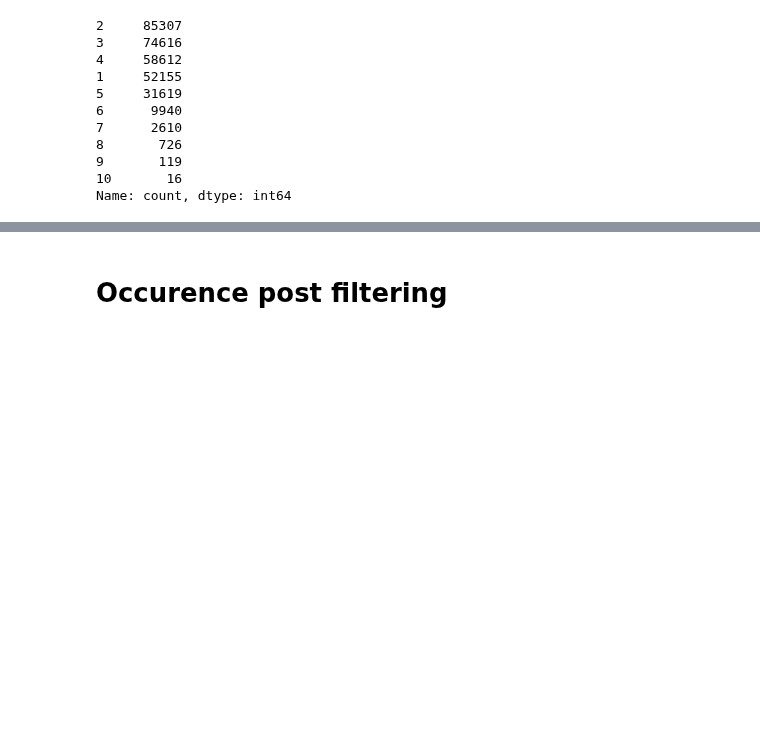
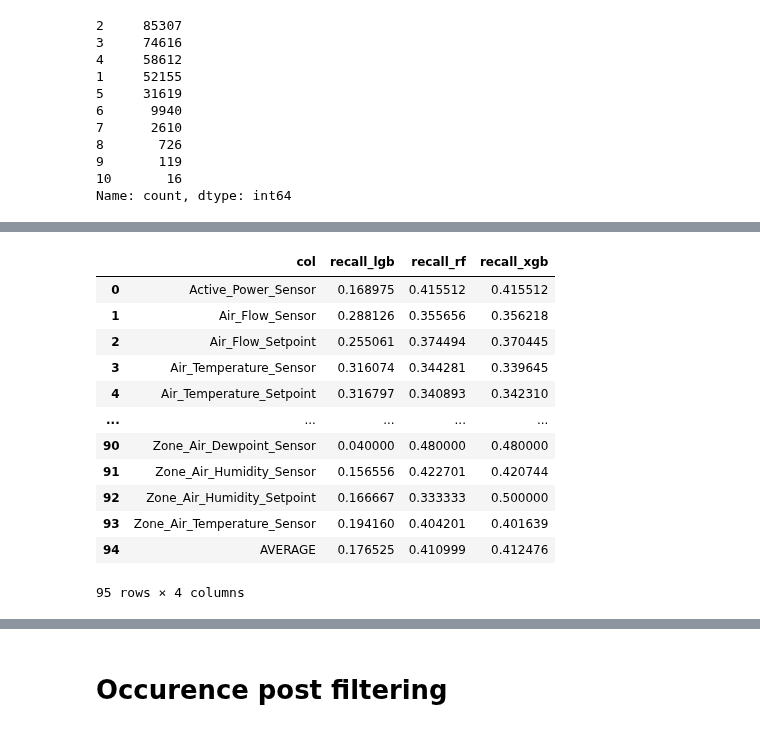
Before and after one commit to JoeZhao527/cl-bricks, a Jupyter notebook: notebooks/ensemble.ipynb, the cells around one changed output, grey strips where cells are left out. Saved outputs shown, nothing was run; the diff lists cells and outputs as text; code cells hidden in the pictures; blank space fills up the shorter version.

```diff
--- a/notebooks/ensemble.ipynb
+++ b/notebooks/ensemble.ipynb
@@ -99,3 +374,30 @@ Name: count, dtype: int64
+# %%
+recall_model_cols = ["recall_lgb", "recall_rf", "recall_xgb"]
+recall_norm_weight = pd.merge(
+    lgb_report[['col', 'recall']].rename(columns={'recall': 'recall_lgb'}),
+    pd.merge(rf_report[['col', 'recall']], xgb_report[['col', 'recall']], on=['col'], suffixes=("_rf", "_xgb")),
+    on=['col']
+)
+
+recall_weight_sum = recall_norm_weight[recall_model_cols].sum(axis=1)
+for col in recall_model_cols:
+    recall_norm_weight[col] = recall_norm_weight[col] / recall_weight_sum
+
+recall_norm_weight
+# %% [output]
+|  | col | recall_lgb | recall_rf | recall_xgb |
+| 0 | Active_Power_Sensor | 0.168975 | 0.415512 | 0.415512 |
+| 1 | Air_Flow_Sensor | 0.288126 | 0.355656 | 0.356218 |
+| 2 | Air_Flow_Setpoint | 0.255061 | 0.374494 | 0.370445 |
+| 3 | Air_Temperature_Sensor | 0.316074 | 0.344281 | 0.339645 |
+| 4 | Air_Temperature_Setpoint | 0.316797 | 0.340893 | 0.342310 |
+| ... | ... | ... | ... | ... |
+| 90 | Zone_Air_Dewpoint_Sensor | 0.040000 | 0.480000 | 0.480000 |
+| 91 | Zone_Air_Humidity_Sensor | 0.156556 | 0.422701 | 0.420744 |
+| 92 | Zone_Air_Humidity_Setpoint | 0.166667 | 0.333333 | 0.500000 |
+| 93 | Zone_Air_Temperature_Sensor | 0.194160 | 0.404201 | 0.401639 |
+| 94 | AVERAGE | 0.176525 | 0.410999 | 0.412476 |
+95 rows × 4 columns
 # %%
 from zipfile import ZipFile
 zipftest = ZipFile('../downloads/test_X_v0.1.0.zip', 'r')
```
Also changed, not shown: parts of 26 cells of this notebook, 2 other files.
